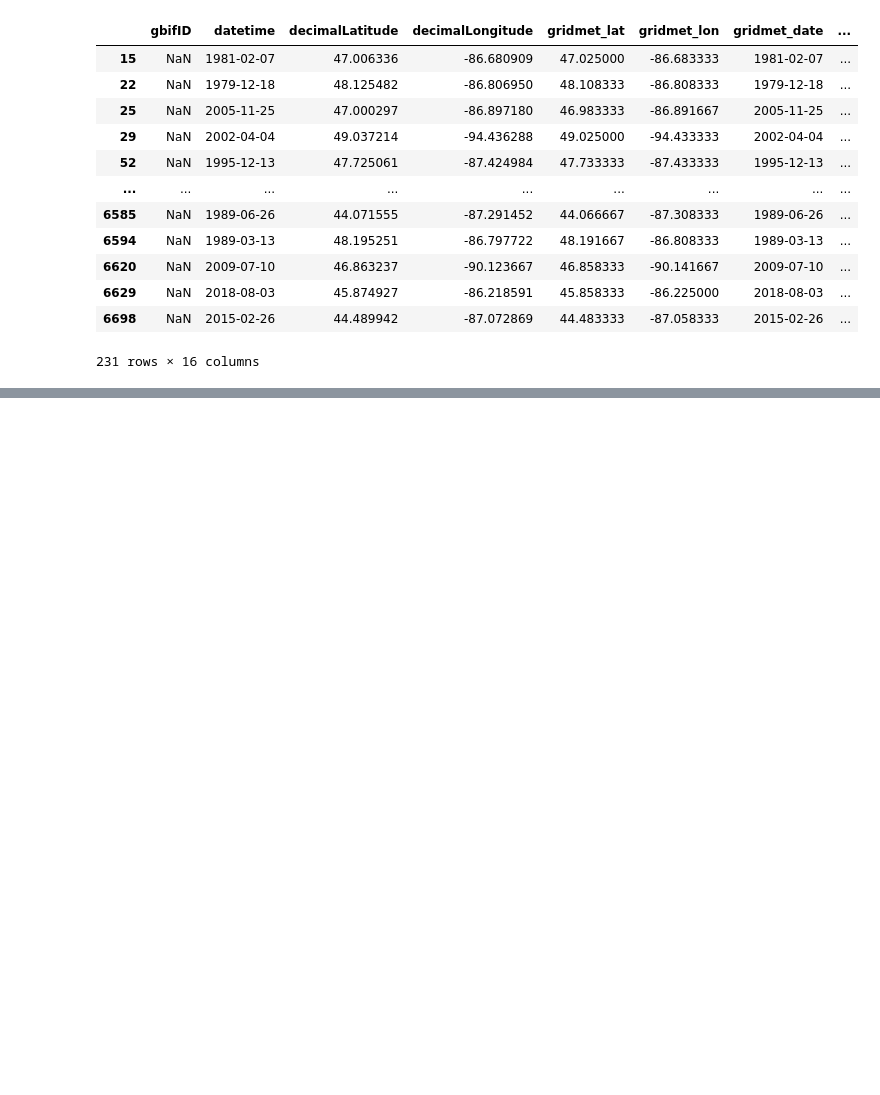
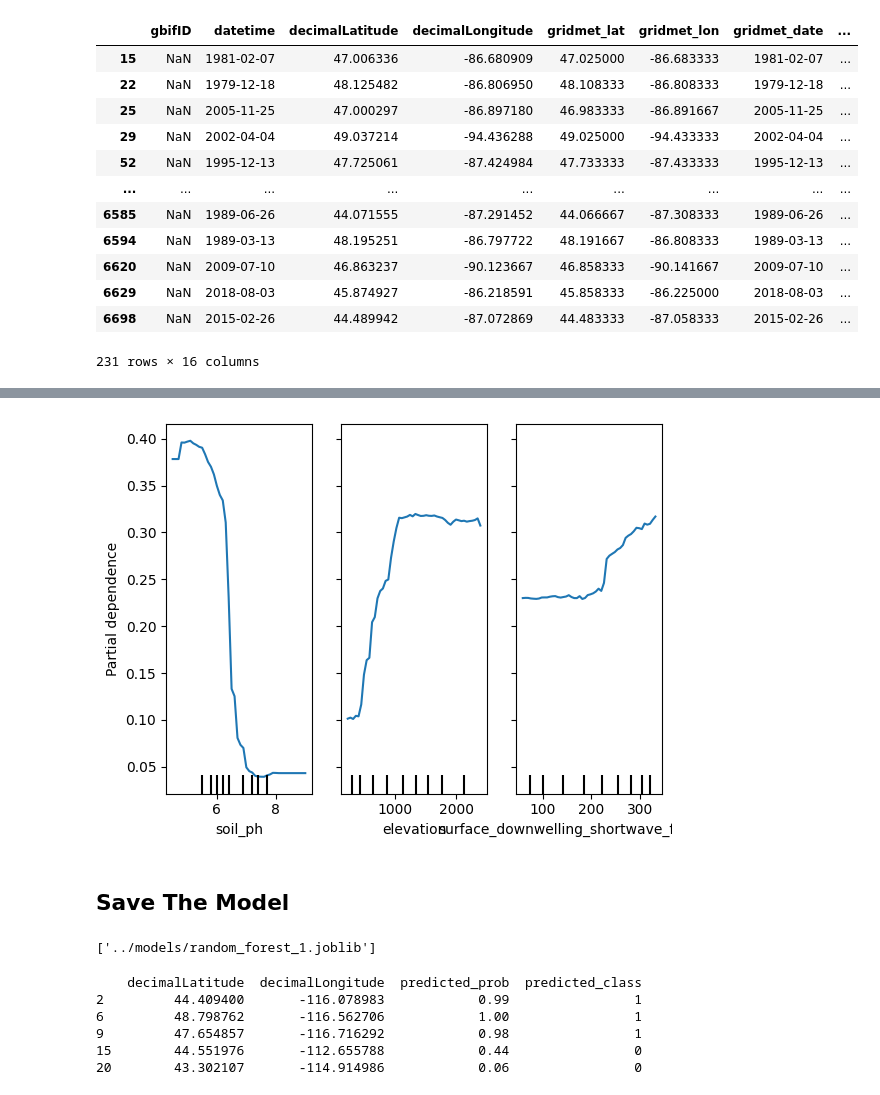
Before and after one commit to BOYSABIO/Huckleberry-Habitat-Suitability-Model, a Jupyter notebook: notebooks/Huckleberry.ipynb, the cells around one changed output, grey strips where cells are left out. Saved outputs shown, nothing was run; the diff lists cells and outputs as text; code cells hidden in the pictures; blank space fills up the shorter version.

```diff
--- a/notebooks/Huckleberry.ipynb
+++ b/notebooks/Huckleberry.ipynb
@@ -671,0 +1390,56 @@ display(clean.dropna().shape)
+# %%
+from sklearn.inspection import PartialDependenceDisplay
+import matplotlib.pyplot as plt
+
+# Plot for the top 3 features (replace with your top features)
+features_to_plot = [feat_imp.index[0], feat_imp.index[1], feat_imp.index[2]]
+
+PartialDependenceDisplay.from_estimator(
+    rf, X_train, features=features_to_plot, feature_names=X.columns, grid_resolution=50
+)
+plt.show()
+# %% [output]
+[figure, added]
+# %% [markdown]
+## Save The Model
+# %%
+import joblib
+
+# Save the trained model
+joblib.dump(rf, '../models/random_forest_1.joblib')
+# %% [output]
+['../models/random_forest_1.joblib']
+# %%
+import pandas as pd
+import joblib
+
+# Load your dataset
+HB = pd.read_csv('../data/enriched/HB.csv')
+
+# 1. Filter for Idaho bounding box
+idaho_df = HB[
+    (HB['decimalLatitude'] >= 41.99) & (HB['decimalLatitude'] <= 49.00) &
+    (HB['decimalLongitude'] >= -117.24) & (HB['decimalLongitude'] <= -111.04)
+].copy()
+
+# 2. Drop unnecessary columns if present (but KEEP lat/lon for mapping)
+idaho_df = idaho_df.drop(columns=['gbifID'], errors='ignore')
+
+# 3. Prepare features for prediction (drop only for X, not for idaho_df)
+features = [col for col in idaho_df.columns if col not in ['occurrence', 'decimalLatitude', 'decimalLongitude']]
+X_idaho = idaho_df[features]
+
+# 4. Load model and predict
+rf = joblib.load('../models/random_forest_1.joblib')
+idaho_df['predicted_prob'] = rf.predict_proba(X_idaho)[:, 1]
+idaho_df['predicted_class'] = rf.predict(X_idaho)
+
+# 5. (Optional) Show a preview
+print(idaho_df[['decimalLatitude', 'decimalLongitude', 'predicted_prob', 'predicted_class']].head())
+# %% [output]
+    decimalLatitude  decimalLongitude  predicted_prob  predicted_class
+2         44.409400       -116.078983            0.99                1
+6         48.798762       -116.562706            1.00                1
+9         47.654857       -116.716292            0.98                1
+15        44.551976       -112.655788            0.44                0
+20        43.302107       -114.914986            0.06                0
```
Also changed, not shown: parts of 21 cells of this notebook, 10 other files.
